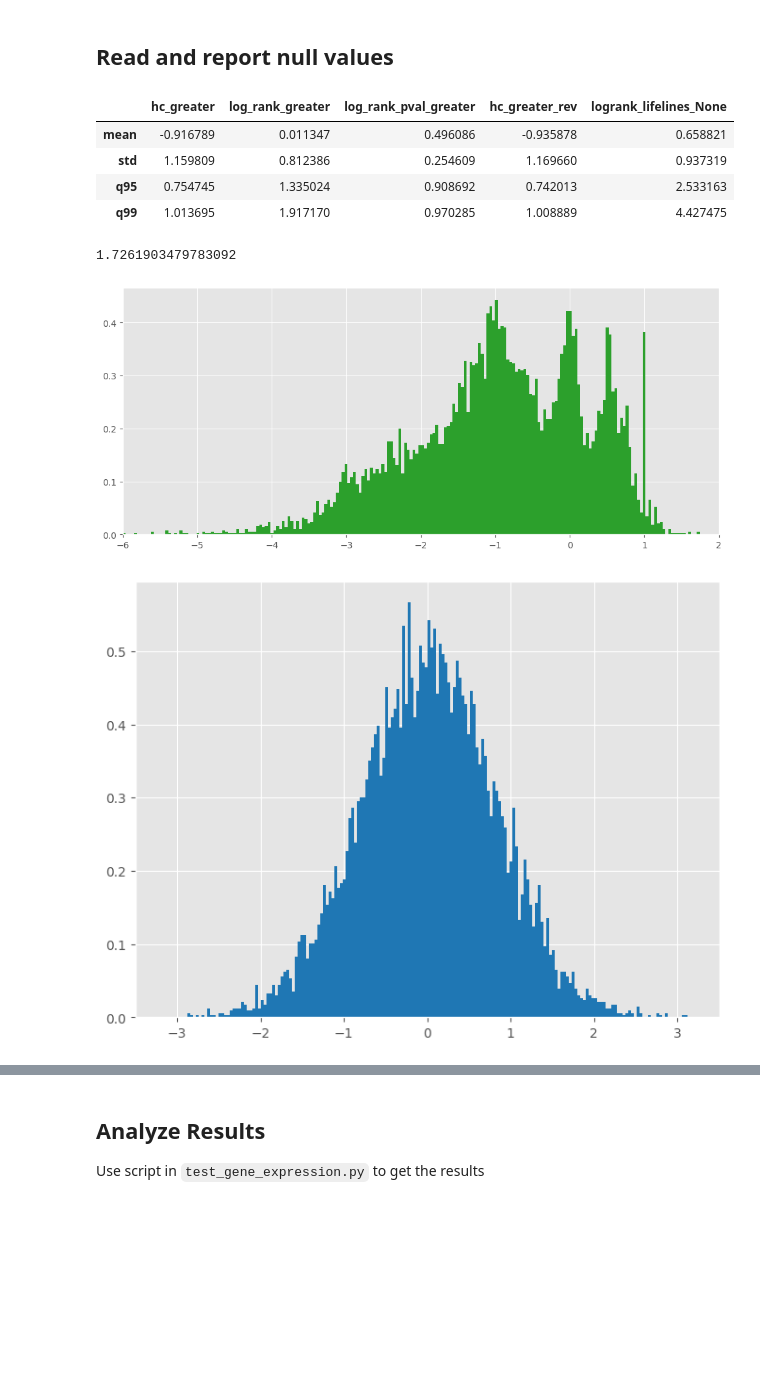
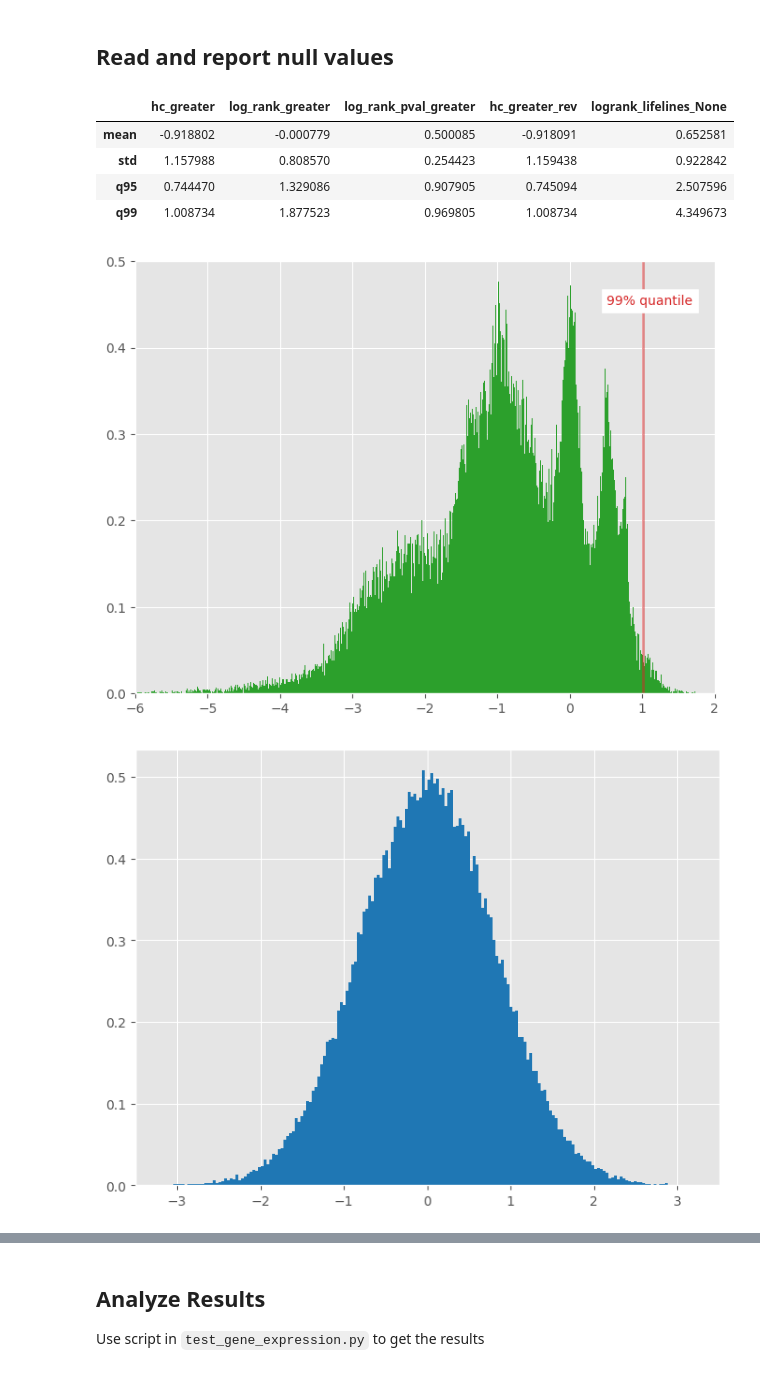
Before and after one commit to alonkipnis/HCHG, a Jupyter notebook: survival_real_data.ipynb, the cells around one changed output, grey strips where cells are left out. Saved outputs shown, nothing was run; the diff lists cells and outputs as text; code cells hidden in the pictures; blank space fills up the shorter version.

```diff
--- a/survival_real_data.ipynb
+++ b/survival_real_data.ipynb
@@ -89,47 +89,48 @@ def infstd(x):
 T = 82
 M = 1
 stbl = True
-df0 = pd.read_csv("results/SCANB_null_True_T82_rep10.csv")
+df0 = pd.read_csv("results/SCANB_null_True_T82_rep1.csv")
 #df0 = pd.read_csv("results/SCANB_null_True_T100.csv")
 #df0 = pd.read_csv(f'results/SCANB_null_{stbl}_T{T}.csv')
-df0.filter(['hc_greater', 'log_rank_greater', 'log_rank_pval_greater', 'hc_greater_rev', 'logrank_lifelines_None']).agg(['mean','std',q95, q99])
+a = df0.filter(['hc_greater', 'log_rank_greater', 'log_rank_pval_greater', 'hc_greater_rev', 'logrank_lifelines_None']).agg(['mean','std',q95, q99])
+crit_vals = a.loc['q99'].to_dict()
+a
 # %% [output]
 |  | hc_greater | log_rank_greater | log_rank_pval_greater | hc_greater_rev | logrank_lifelines_None |
-| mean | -0.916789 | 0.011347 | 0.496086 | -0.935878 | 0.658821 |
-| std | 1.159809 | 0.812386 | 0.254609 | 1.169660 | 0.937319 |
-| q95 | 0.754745 | 1.335024 | 0.908692 | 0.742013 | 2.533163 |
-| q99 | 1.013695 | 1.917170 | 0.970285 | 1.008889 | 4.427475 |
+| mean | -0.918802 | -0.000779 | 0.500085 | -0.918091 | 0.652581 |
+| std | 1.157988 | 0.808570 | 0.254423 | 1.159438 | 0.922842 |
+| q95 | 0.744470 | 1.329086 | 0.907905 | 0.745094 | 2.507596 |
+| q99 | 1.008734 | 1.877523 | 0.969805 | 1.008734 | 4.349673 |
 # %%
 output_dir = "/Users/kipnisal/Dropbox/Apps/Overleaf/Survival Analysis with Sensitivity to Possible Rare and Weak Differences/"
 #output_dir = "./"
-# %%
-df0.hc_greater.max()
-# %% [output]
-1.7261903479783092
 # %%
 vals = list(df0.hc_greater)
-plt.hist(vals, bins = np.linspace(-6,3,237), density=True, color='tab:green')
+plt.hist(vals, bins = np.linspace(-6,3,1011), density=True, color='tab:green')
 plt.rcParams['figure.figsize'] =  [8, 6]
 plt.xlim([-6, 2])
+plt.ylim([0, 0.5])
+plt.vlines(crit_vals['hc_greater'], 0, 1, linewidth=2, color='tab:red', alpha=0.5, label='99% quantile')
+plt.text(crit_vals['hc_greater'] - 0.5, 0.45, "99% quantile", color='tab:red', backgroundcolor='white')
 
 plt.savefig(output_dir + f'Figs/hc_hist_T{T}.png')
 plt.show()
 
 vals = list(df0.log_rank_greater)
 plt.hist(vals, bins = np.linspace(-4,4,237), density=True, color='tab:blue')
 plt.rcParams['figure.figsize'] =  [8, 6]
 plt.xlim([-3.5, 3.5])
 
 plt.savefig(output_dir + 'Figs/lr_hist.png')
 plt.show()
 
 vals = list(df0.logrank_lifelines_None)
 plt.hist(vals, bins = np.linspace(0,5,237), density=True, color='tab:blue')
 plt.rcParams['figure.figsize'] =  [8, 6]
 plt.xlim([0, 6])
 
 plt.savefig(output_dir + 'Figs/lr_chisq_hist.png')
 plt.show()
 # %% [output]
-[figure, old version]
+[figure, new version]
-[figure, old version]
+[figure, new version]
```
Also changed, not shown: parts of 4 cells of this notebook, 3 other files.
